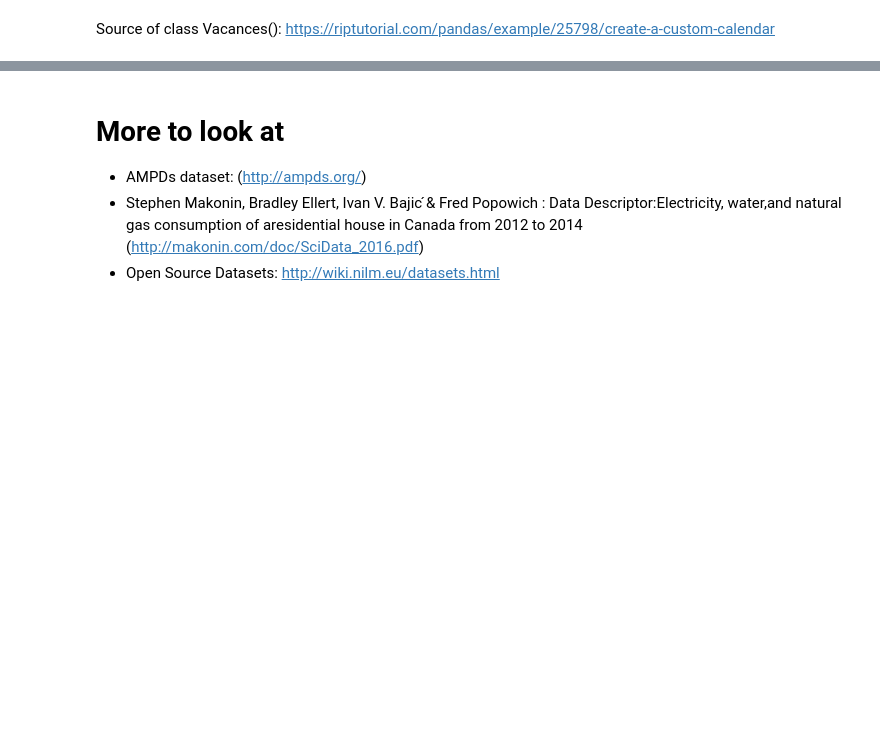
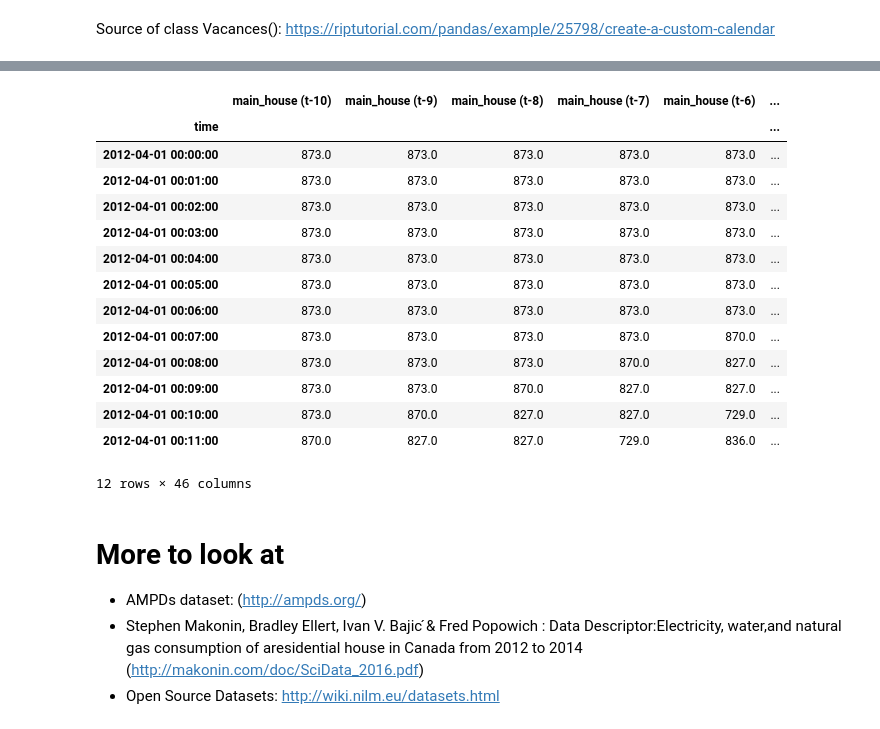
Before and after one commit to salmanshahid8/energy-disaggregation-tutorial, a Jupyter notebook: Energy Disaggreagation.ipynb, the cells around one changed output, grey strips where cells are left out. Saved outputs shown, nothing was run; the diff lists cells and outputs as text; code cells hidden in the pictures; blank space fills up the shorter version.

```diff
--- a/Energy Disaggreagation.ipynb
+++ b/Energy Disaggreagation.ipynb
@@ -410,7 +398,7 @@ def column_shifter(dataframe, column_to_shift, new_position):
 # %%
 def add_columns_of_previous_observations(dataframe, column_name, nos_of_previous_observations):
     """
-    Adding n previous observations to a single column dataframe
+    Adding n previous observations to dataframe
     :param dataframe: dataframe to be treated
     :param column_name: column for which n previous observations needs to be added
     :param nos_of_previous_observations: number of desired previous observations to be added
@@ -541,0 +573,6 @@ y = list(dictionary_of_dataframes.keys())
+# %%
+# Listing the keys of dictionary of dataframes. These must be appliances in the house
+list_keys = list(dictionary_of_dataframes.keys())
+
+for idx, appliance in enumerate(list_keys):
+    print("Index : {}".format(idx), "Appliance  {}".format(appliance))
@@ -542,2 +606,18 @@ y = list(dictionary_of_dataframes.keys())
 # %%
-dictionary_of_dataframes[y[0]].head()
+dictionary_of_dataframes[list_keys[0]].head(12)
+# %% [output]
+|  | main_house (t-10) | main_house (t-9) | main_house (t-8) | main_house (t-7) | main_house (t-6) | ... |
+| time |  |  |  |  |  | ... |
+| 2012-04-01 00:00:00 | 873.0 | 873.0 | 873.0 | 873.0 | 873.0 | ... |
+| 2012-04-01 00:01:00 | 873.0 | 873.0 | 873.0 | 873.0 | 873.0 | ... |
+| 2012-04-01 00:02:00 | 873.0 | 873.0 | 873.0 | 873.0 | 873.0 | ... |
+| 2012-04-01 00:03:00 | 873.0 | 873.0 | 873.0 | 873.0 | 873.0 | ... |
+| 2012-04-01 00:04:00 | 873.0 | 873.0 | 873.0 | 873.0 | 873.0 | ... |
+| 2012-04-01 00:05:00 | 873.0 | 873.0 | 873.0 | 873.0 | 873.0 | ... |
+| 2012-04-01 00:06:00 | 873.0 | 873.0 | 873.0 | 873.0 | 873.0 | ... |
+| 2012-04-01 00:07:00 | 873.0 | 873.0 | 873.0 | 873.0 | 870.0 | ... |
+| 2012-04-01 00:08:00 | 873.0 | 873.0 | 873.0 | 870.0 | 827.0 | ... |
+| 2012-04-01 00:09:00 | 873.0 | 873.0 | 870.0 | 827.0 | 827.0 | ... |
+| 2012-04-01 00:10:00 | 873.0 | 870.0 | 827.0 | 827.0 | 729.0 | ... |
+| 2012-04-01 00:11:00 | 870.0 | 827.0 | 827.0 | 729.0 | 836.0 | ... |
+12 rows × 46 columns
```
Also changed, not shown: parts of 13 cells of this notebook.
